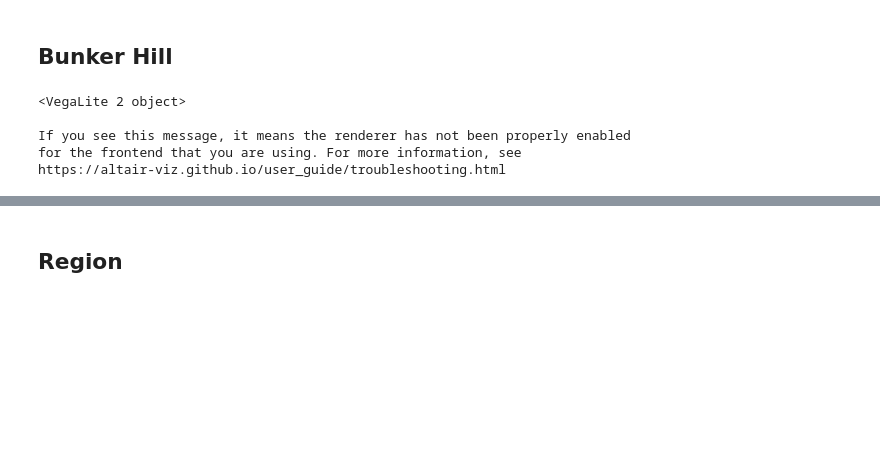
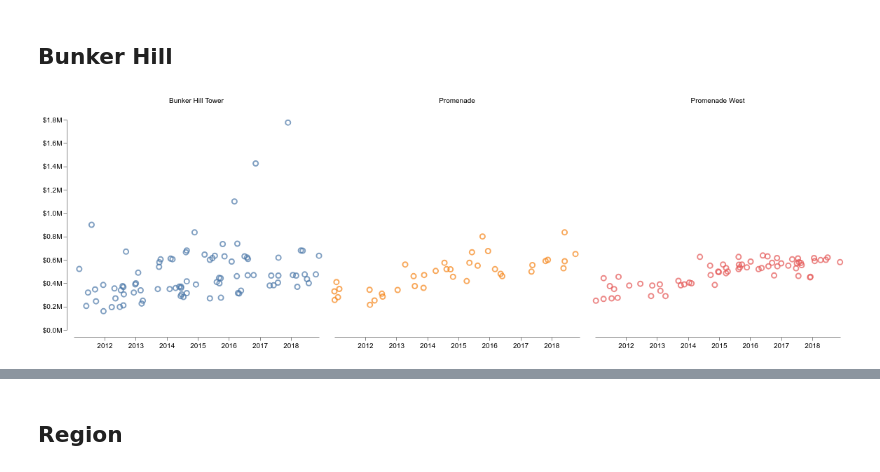
Before and after one commit to palewire/promenade-west-sales-report, a Jupyter notebook: analyze.ipynb, the cells around one changed output, grey strips where cells are left out. Saved outputs shown, nothing was run; the diff lists cells and outputs as text; code cells hidden in the pictures; blank space fills up the shorter version.

Commit message:
New charts

```diff
--- a/analyze.ipynb
+++ b/analyze.ipynb
@@ -350,30 +318,26 @@ https://altair-viz.github.io/user_guide/troubleshooting.html
 # %%
 chart = alt.Chart(bunker_hill).mark_point(size=50).encode(
     x=alt.X(
         "date:T",
         axis=alt.Axis(title="", format="%Y", tickCount=7, grid=False),
     ),
     y=alt.Y(
         "price:Q",
         axis=alt.Axis(title="", format="$s", grid=False),
     ),
     color=alt.Color("building_name:N", legend=None),
-    column="building_name",
+    column=alt.Column("building_name", title=""),
     tooltip=["building_name", "unit", "price", "square_feet", "price_per_square_foot"]
-).properties(width=250).configure_view(
+).properties(width=350).configure_view(
     strokeOpacity=0
 )
 
 if SAVE_CHARTS:
-    chart.save('assets/price-by-date.svg')
+    chart.save('assets/bunker-hill-price-by-date.svg')
 
 chart
 # %% [output]
-<VegaLite 2 object>
-
-If you see this message, it means the renderer has not been properly enabled
-for the frontend that you are using. For more information, see
-https://altair-viz.github.io/user_guide/troubleshooting.html
+[figure, added]
 # %%
 chart = alt.Chart(bunker_hill).mark_point(size=50).encode(
     x=alt.X(
```
Also changed, not shown: parts of 13 cells of this notebook, 5 other files.
